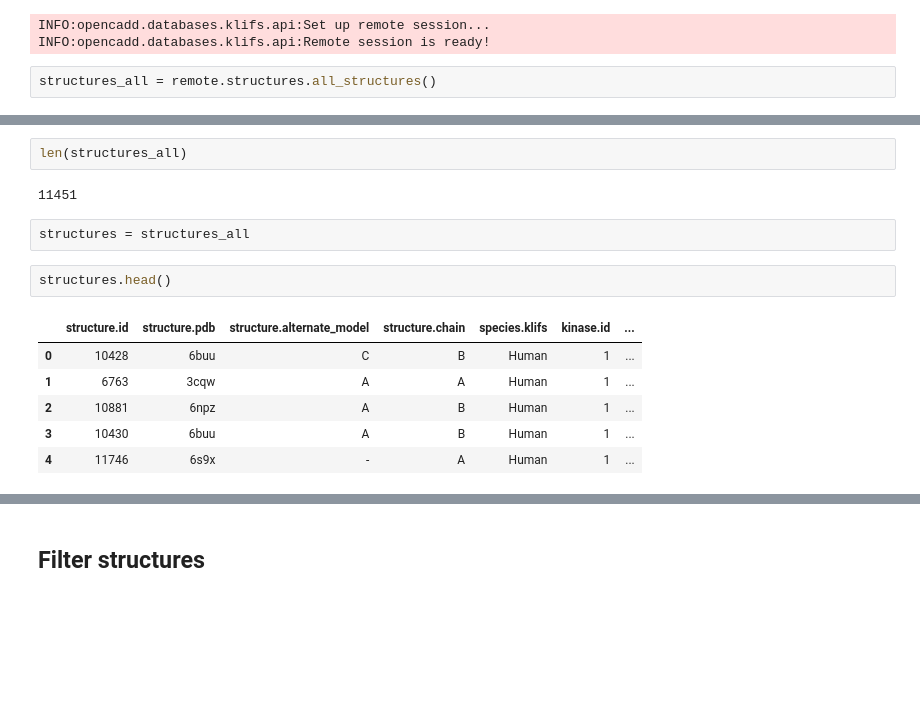
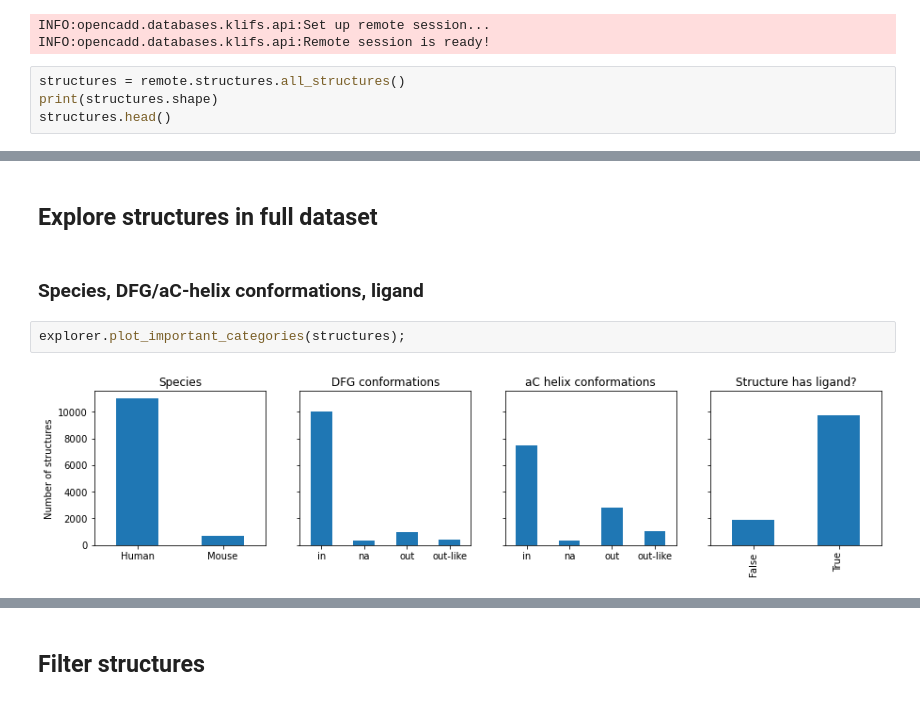
Before and after one commit to volkamerlab/kissim, a Jupyter notebook: docs/tutorials/data_preparation.ipynb, the cells around one changed output, grey strips where cells are left out. Saved outputs shown, nothing was run; the diff lists cells and outputs as text; blank space fills up the shorter version.

```diff
--- a/docs/tutorials/data_preparation.ipynb
+++ b/docs/tutorials/data_preparation.ipynb
@@ -33,4 +45,6 @@ remote = setup_remote()
 INFO:opencadd.databases.klifs.api:Set up remote session...
 INFO:opencadd.databases.klifs.api:Remote session is ready!
 # %%
-structures_all = remote.structures.all_structures()
+structures = remote.structures.all_structures()
+print(structures.shape)
+structures.head()
@@ -37,15 +59,8 @@ structures_all = remote.structures.all_structures()
-# %%
-len(structures_all)
-# %% [output]
-11451
-# %%
-structures = structures_all
-# %%
-structures.head()
-# %% [output]
-|  | structure.id | structure.pdb | structure.alternate_model | structure.chain | species.klifs | kinase.id | ... |
-| 0 | 10428 | 6buu | C | B | Human | 1 | ... |
-| 1 | 6763 | 3cqw | A | A | Human | 1 | ... |
-| 2 | 10881 | 6npz | A | B | Human | 1 | ... |
-| 3 | 10430 | 6buu | A | B | Human | 1 | ... |
-| 4 | 11746 | 6s9x | - | A | Human | 1 | ... |
+# %% [markdown]
+## Explore structures in full dataset
+# %% [markdown]
+### Species, DFG/aC-helix conformations, ligand
+# %%
+explorer.plot_important_categories(structures);
+# %% [output]
+[figure, added]
```
Also changed, not shown: parts of 67 cells of this notebook.
